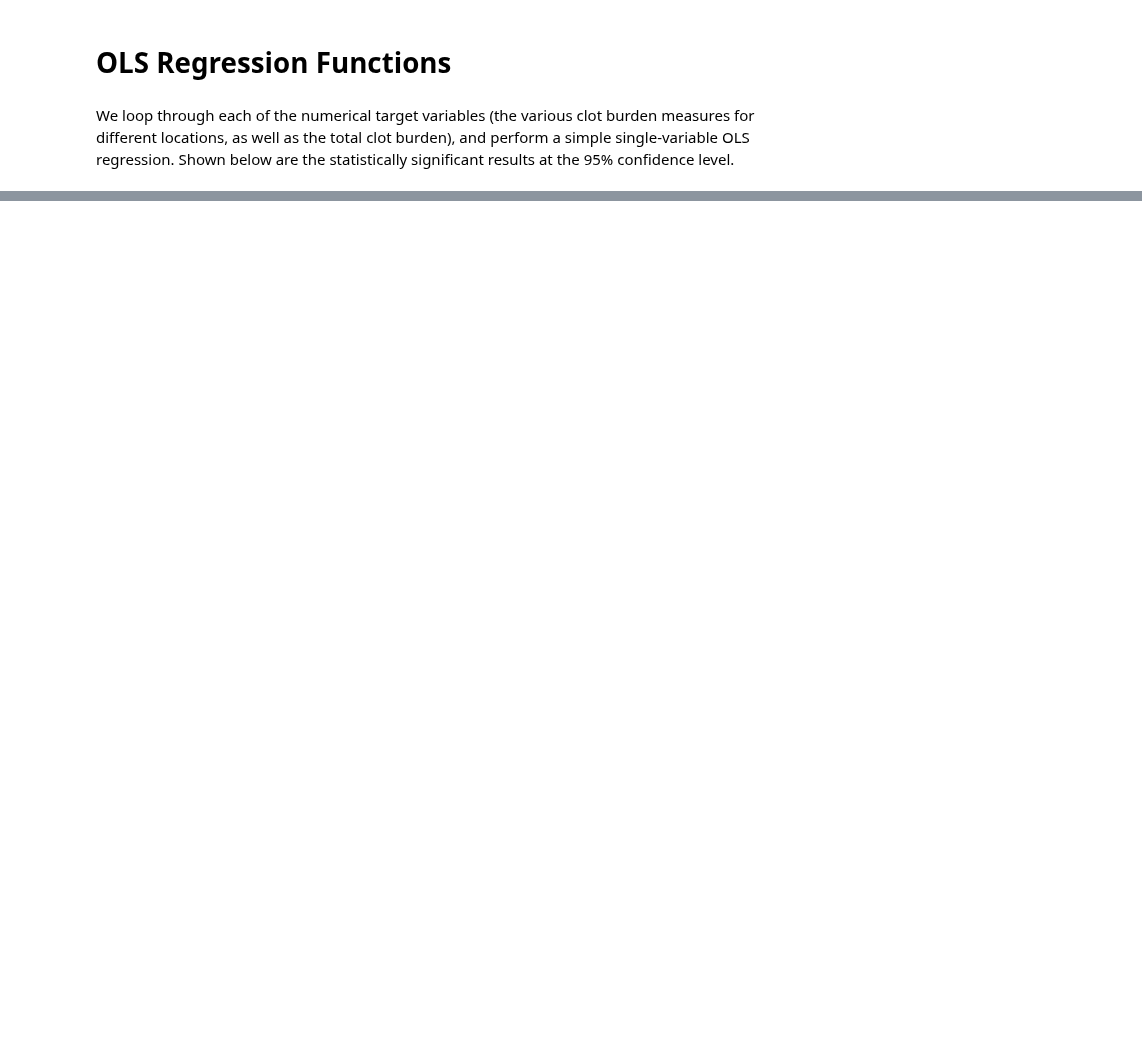
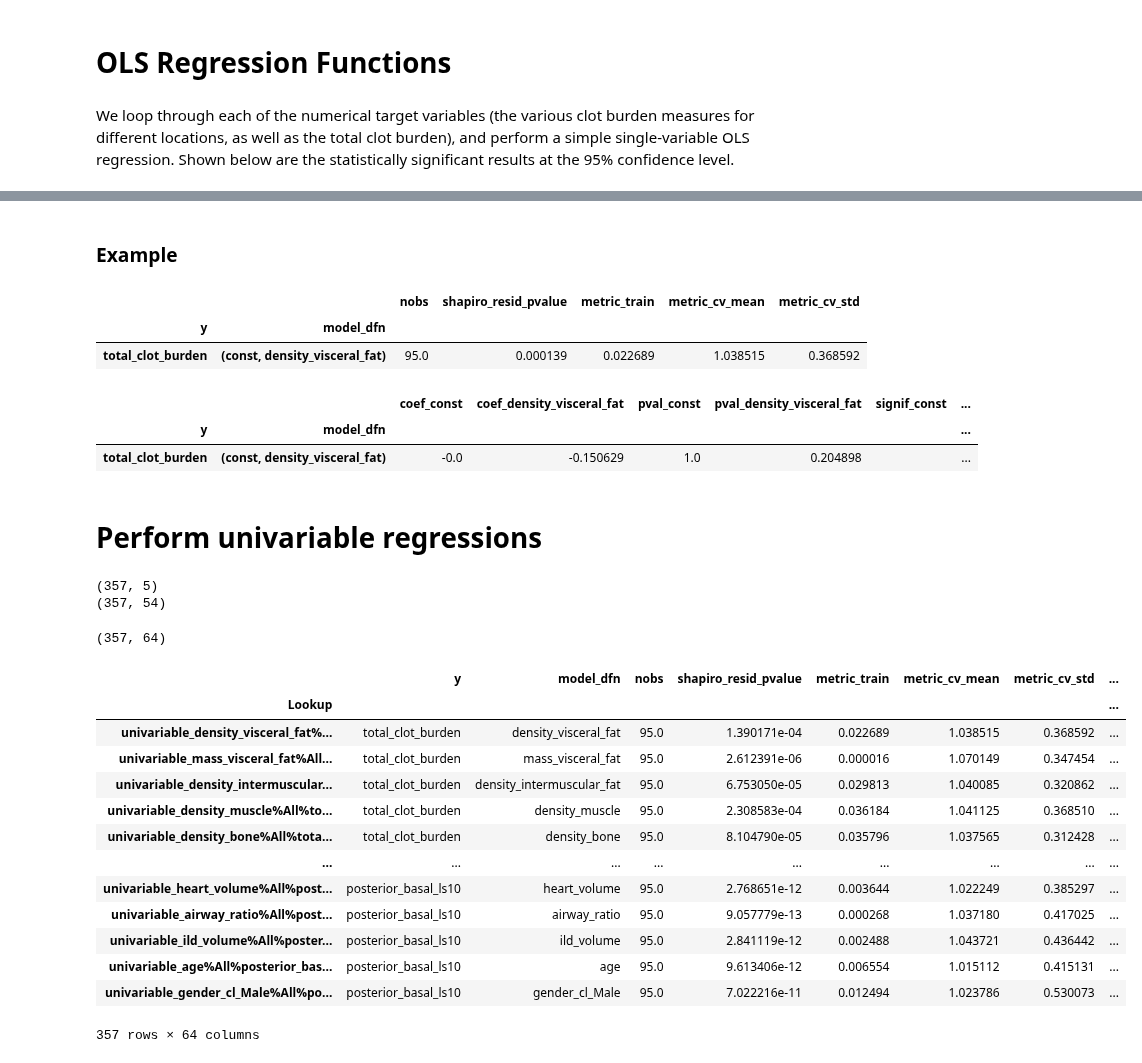
Before and after one commit to qaust/iCPET, a Jupyter notebook: src/ols.ipynb, the cells around one changed output, grey strips where cells are left out. Cells and saved outputs as stored; diff of their text form; code cells hidden in the pictures; blank space fills up the shorter version.

```diff
--- a/src/ols.ipynb
+++ b/src/ols.ipynb
@@ -764,0 +68,7 @@ feat_selection_all.head()
+# %%
+def get_params(model, X, y):
+    """Returns pd.Series of coefs for comparison with statsmodels params."""
+    model.fit(X, y)
+    coef = pd.Series(model.coef_, index=model.feature_names_in_)
+    coef['const'] = model.intercept_
+    return coef.sort_values()
@@ -764,0 +139,73 @@ feat_selection_all.head()
+# %% [markdown]
+### Example
+# %%
+target = 'total_clot_burden'
+features = 'density_visceral_fat'
+X_temp = sm.add_constant(X[features])
+y_temp = y[target]
+model_sm, model_sk = fit_model(X_temp, y_temp)
+# %%
+store_model_results(model_sm, model_sk, X_temp, y_temp)
+# %% [output]
+|  |  | nobs | shapiro_resid_pvalue | metric_train | metric_cv_mean | metric_cv_std |
+| y | model_dfn |  |  |  |  |  |
+| total_clot_burden | (const, density_visceral_fat) | 95.0 | 0.000139 | 0.022689 | 1.038515 | 0.368592 |
+# %%
+store_coef_results(model_sm, y_temp)
+# %% [output]
+|  |  | coef_const | coef_density_visceral_fat | pval_const | pval_density_visceral_fat | signif_const | ... |
+| y | model_dfn |  |  |  |  |  | ... |
+| total_clot_burden | (const, density_visceral_fat) | -0.0 | -0.150629 | 1.0 | 0.204898 |  | ... |
+# %% [markdown]
+# Perform univariable regressions
+# %%
+univariate_models = pd.DataFrame()
+univariate_coefs = pd.DataFrame()
+
+for target in tqdm(model_config.num_targets):
+    for feature in all_features:
+        # Fit model
+        X_temp = sm.add_constant(X[feature])
+        y_temp = y[target]
+        model_sm, model_sk = fit_model(X_temp, y_temp)
+
+        # Collect model information
+        univariate_models = pd.concat([univariate_models, store_model_results(model_sm, model_sk, X_temp, y_temp)],
+                                      axis=0)
+
+        # Collect coef information
+        univariate_coefs = pd.concat([univariate_coefs, store_coef_results(model_sm, y_temp)],
+                                     axis=0)
+print(univariate_models.shape)
+print(univariate_coefs.shape)
+# %% [output]
+(357, 5)
+(357, 54)
+# %%
+univariate_results = univariate_models.join(univariate_coefs, how='left', validate='1:1')
+univariate_results = univariate_results.reset_index()
+univariate_results['selection_method'] = 'All'
+univariate_results['model_dfn'] = univariate_results['model_dfn'].apply(lambda x: x[1])
+univariate_results['category'] = 'univariable_' + univariate_results['model_dfn']
+univariate_results['controls'] = 'None'
+univariate_results.index = univariate_results[['category', 'selection_method', 'y', 'controls']].apply('%'.join, axis=1)
+univariate_results.index.name = 'Lookup'
+print(univariate_results.shape)
+univariate_results.to_csv('../output/regressions/univariate.csv')
+univariate_results
+# %% [output]
+(357, 64)
+|  | y | model_dfn | nobs | shapiro_resid_pvalue | metric_train | metric_cv_mean | metric_cv_std | ... |
+| Lookup |  |  |  |  |  |  |  | ... |
+| univariable_density_visceral_fat%... | total_clot_burden | density_visceral_fat | 95.0 | 1.390171e-04 | 0.022689 | 1.038515 | 0.368592 | ... |
+| univariable_mass_visceral_fat%All... | total_clot_burden | mass_visceral_fat | 95.0 | 2.612391e-06 | 0.000016 | 1.070149 | 0.347454 | ... |
+| univariable_density_intermuscular... | total_clot_burden | density_intermuscular_fat | 95.0 | 6.753050e-05 | 0.029813 | 1.040085 | 0.320862 | ... |
+| univariable_density_muscle%All%to... | total_clot_burden | density_muscle | 95.0 | 2.308583e-04 | 0.036184 | 1.041125 | 0.368510 | ... |
+| univariable_density_bone%All%tota... | total_clot_burden | density_bone | 95.0 | 8.104790e-05 | 0.035796 | 1.037565 | 0.312428 | ... |
+| ... | ... | ... | ... | ... | ... | ... | ... | ... |
+| univariable_heart_volume%All%post... | posterior_basal_ls10 | heart_volume | 95.0 | 2.768651e-12 | 0.003644 | 1.022249 | 0.385297 | ... |
+| univariable_airway_ratio%All%post... | posterior_basal_ls10 | airway_ratio | 95.0 | 9.057779e-13 | 0.000268 | 1.037180 | 0.417025 | ... |
+| univariable_ild_volume%All%poster... | posterior_basal_ls10 | ild_volume | 95.0 | 2.841119e-12 | 0.002488 | 1.043721 | 0.436442 | ... |
+| univariable_age%All%posterior_bas... | posterior_basal_ls10 | age | 95.0 | 9.613406e-12 | 0.006554 | 1.015112 | 0.415131 | ... |
+| univariable_gender_cl_Male%All%po... | posterior_basal_ls10 | gender_cl_Male | 95.0 | 7.022216e-11 | 0.012494 | 1.023786 | 0.530073 | ... |
+357 rows × 64 columns
```
Also changed, not shown: parts of 57 cells of this notebook, 2 other files.
